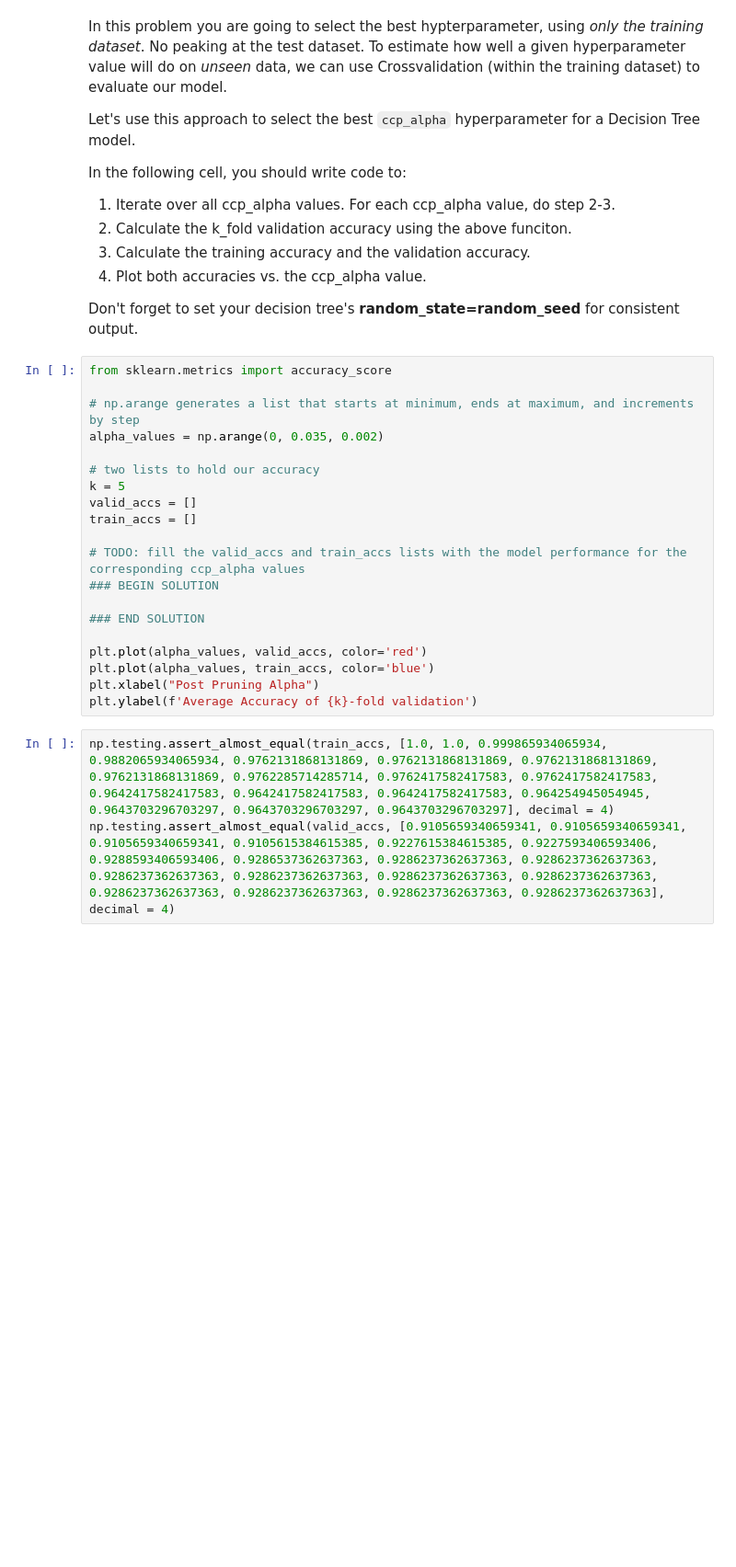
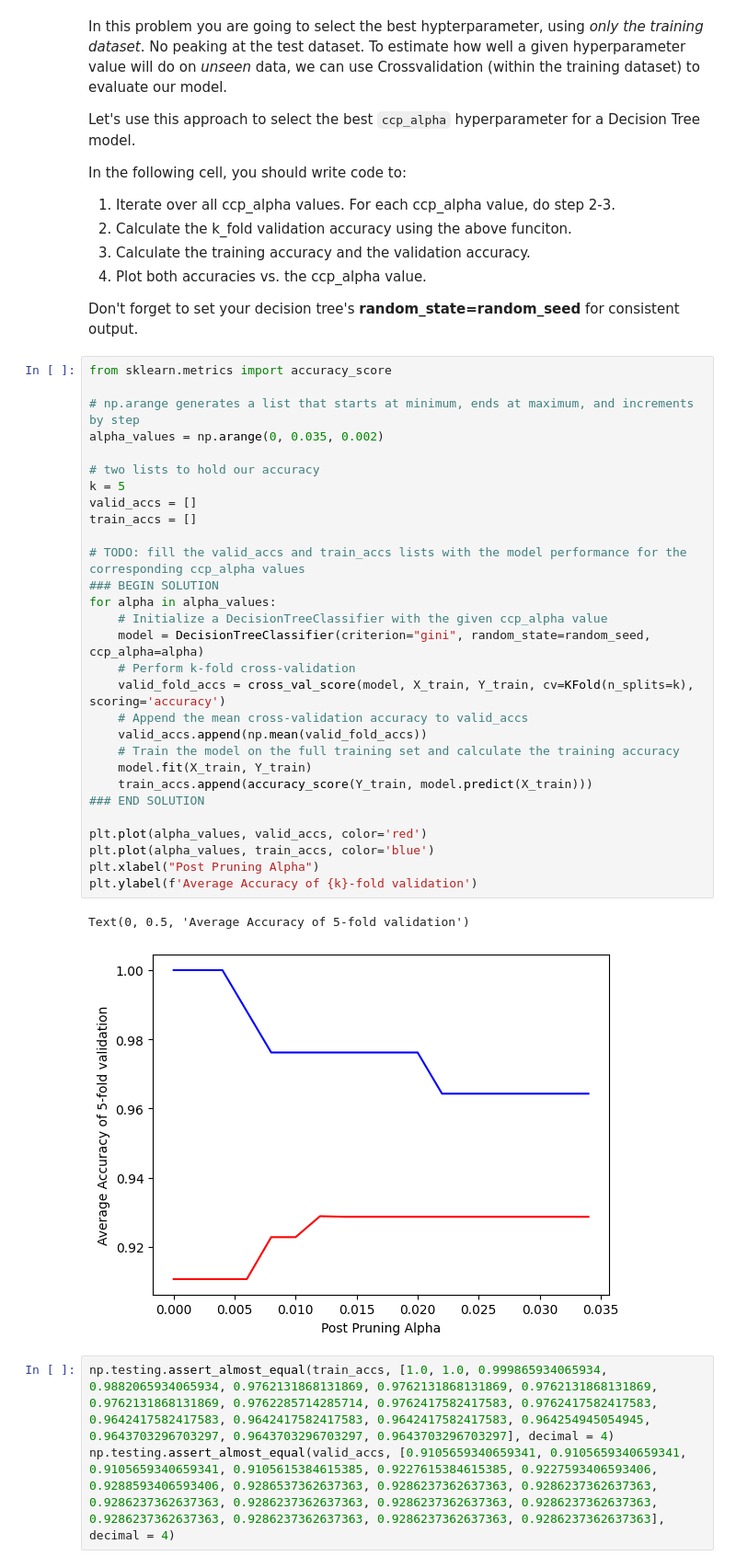
Before and after one commit to LeslieLiu11/CSC522-HW2, a Jupyter notebook: hw2_2/hw2-p1.ipynb, the cells around one changed output. Shown: that part at 92% size. Cells and saved outputs as stored; diff of their text form; blank space fills up the shorter version.

```diff
--- a/hw2_2/hw2-p1.ipynb
+++ b/hw2_2/hw2-p1.ipynb
@@ -280,23 +363,35 @@ Don't forget to set your decision tree's **random_state=random_seed** for consis
 # %%
 from sklearn.metrics import accuracy_score
 
 # np.arange generates a list that starts at minimum, ends at maximum, and increments by step
 alpha_values = np.arange(0, 0.035, 0.002)
 
 # two lists to hold our accuracy
 k = 5
 valid_accs = []
 train_accs = []
 
 # TODO: fill the valid_accs and train_accs lists with the model performance for the corresponding ccp_alpha values
 ### BEGIN SOLUTION
-
+for alpha in alpha_values:
+    # Initialize a DecisionTreeClassifier with the given ccp_alpha value
+    model = DecisionTreeClassifier(criterion="gini", random_state=random_seed, ccp_alpha=alpha)
+    # Perform k-fold cross-validation
+    valid_fold_accs = cross_val_score(model, X_train, Y_train, cv=KFold(n_splits=k), scoring='accuracy')
+    # Append the mean cross-validation accuracy to valid_accs
+    valid_accs.append(np.mean(valid_fold_accs))
+    # Train the model on the full training set and calculate the training accuracy
+    model.fit(X_train, Y_train)
+    train_accs.append(accuracy_score(Y_train, model.predict(X_train)))
 ### END SOLUTION
 
 plt.plot(alpha_values, valid_accs, color='red')
 plt.plot(alpha_values, train_accs, color='blue')
 plt.xlabel("Post Pruning Alpha")
 plt.ylabel(f'Average Accuracy of {k}-fold validation')
+# %% [output]
+Text(0, 0.5, 'Average Accuracy of 5-fold validation')
+[figure, added]
 # %%
 np.testing.assert_almost_equal(train_accs, [1.0, 1.0, 0.999865934065934, 0.9882065934065934, 0.9762131868131869, 0.9762131868131869, 0.9762131868131869, 0.9762131868131869, 0.9762285714285714, 0.9762417582417583, 0.9762417582417583, 0.9642417582417583, 0.9642417582417583, 0.9642417582417583, 0.964254945054945, 0.9643703296703297, 0.9643703296703297, 0.9643703296703297], decimal = 4)
 np.testing.assert_almost_equal(valid_accs, [0.9105659340659341, 0.9105659340659341, 0.9105659340659341, 0.9105615384615385, 0.9227615384615385, 0.9227593406593406, 0.9288593406593406, 0.9286537362637363, 0.9286237362637363, 0.9286237362637363, 0.9286237362637363, 0.9286237362637363, 0.9286237362637363, 0.9286237362637363, 0.9286237362637363, 0.9286237362637363, 0.9286237362637363, 0.9286237362637363], decimal = 4)
```
Also changed, not shown: parts of 18 cells of this notebook.
